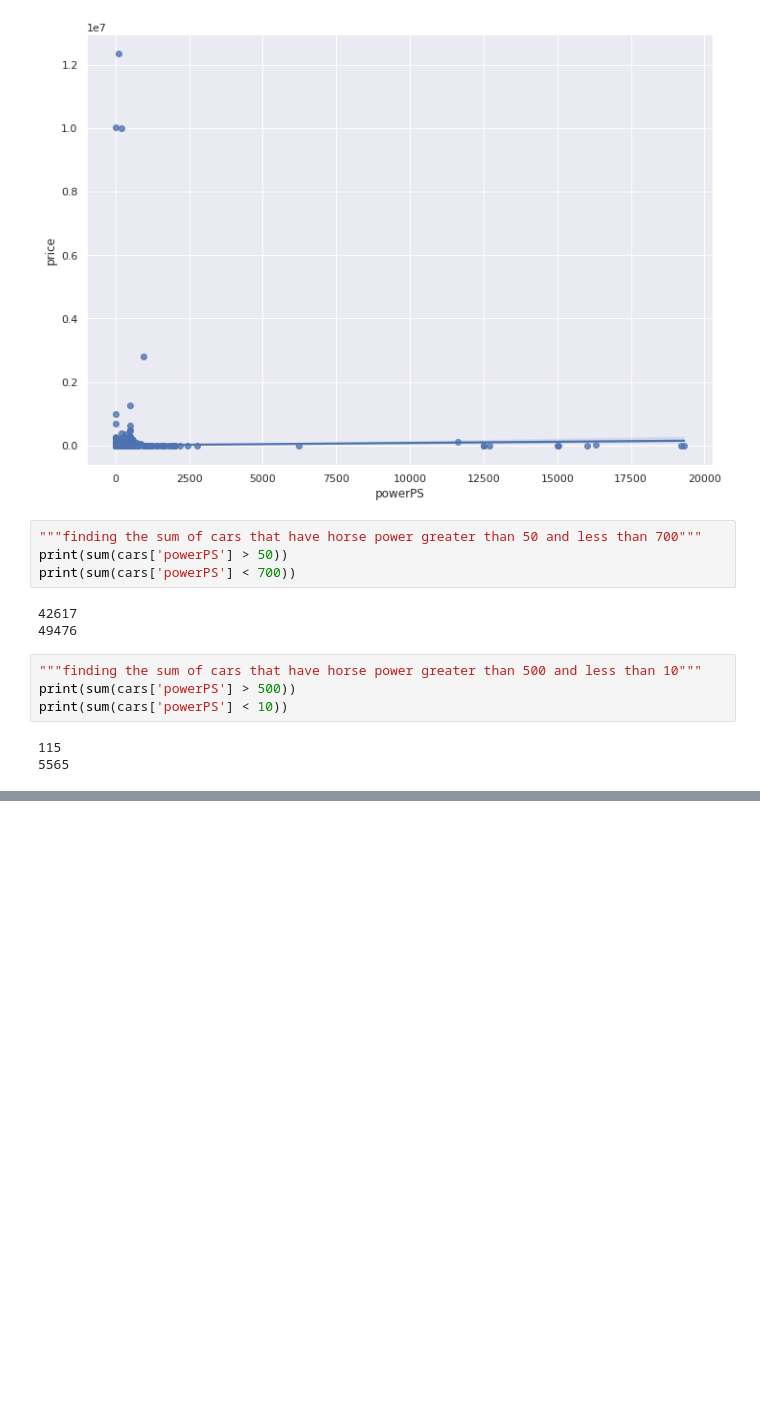
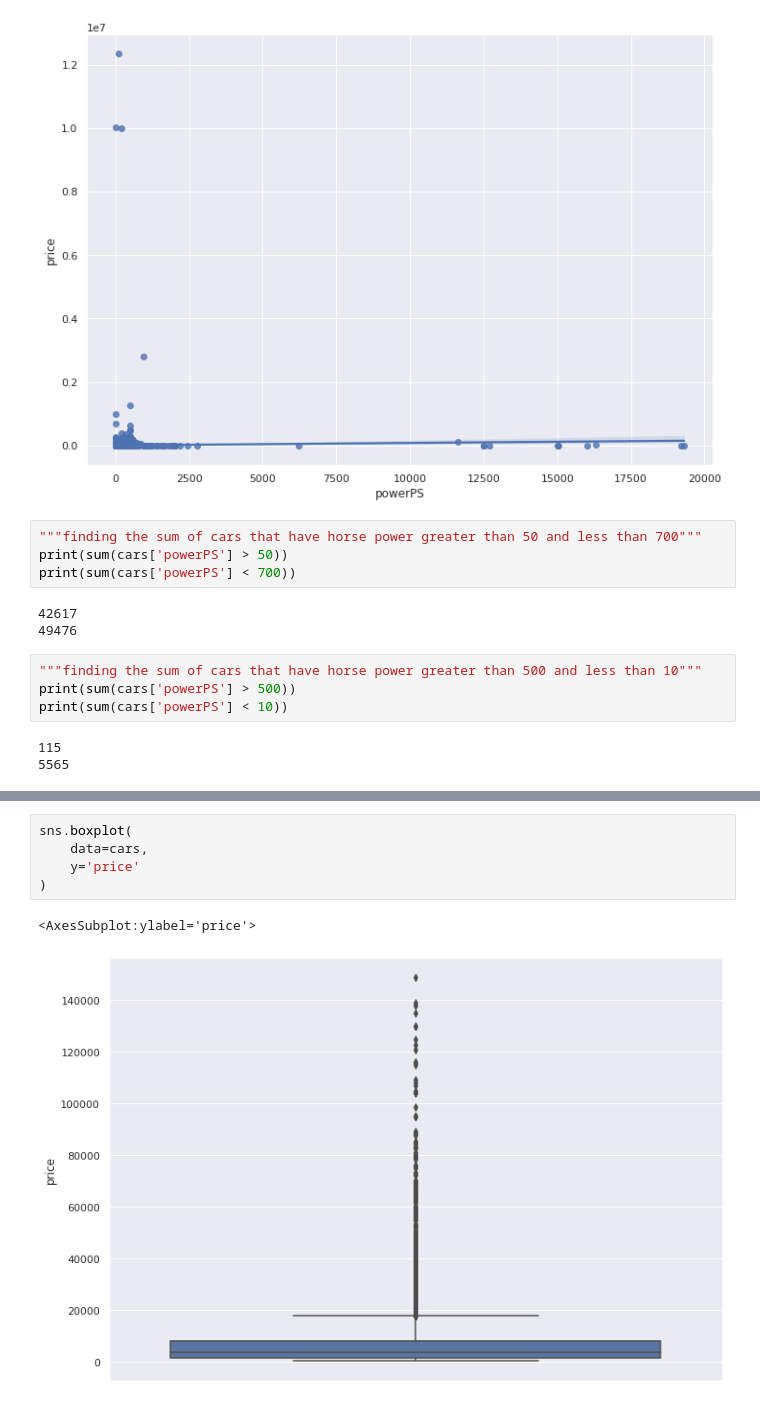
Before and after one commit to nova-sangeeth/pytest-workouts, a Jupyter notebook: GITAA/case_studies_1/case_study.ipynb, the cells around one changed output, grey strips where cells are left out. Drawn from its saved outputs; the diff is of its cells as text; blank space fills up the shorter version.

```diff
--- a/GITAA/case_studies_1/case_study.ipynb
+++ b/GITAA/case_studies_1/case_study.ipynb
@@ -355,0 +533,8 @@ WORKING RANGE:
+# %%
+sns.boxplot(
+    data=cars,
+    y='price'
+)
+# %% [output]
+<AxesSubplot:ylabel='price'>
+[figure, added]
```
Also changed, not shown: parts of 56 cells of this notebook.
